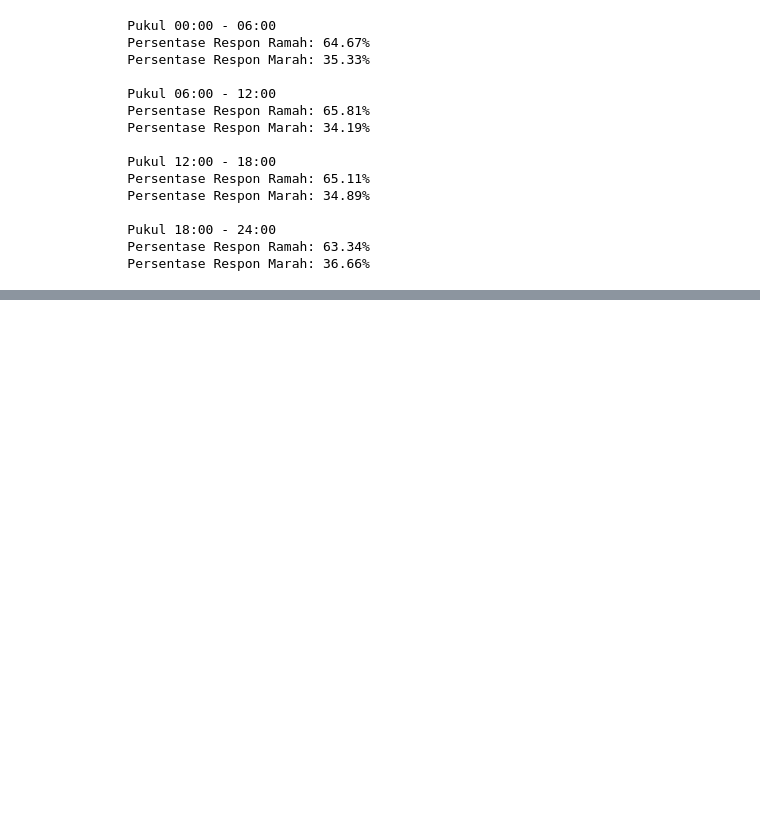
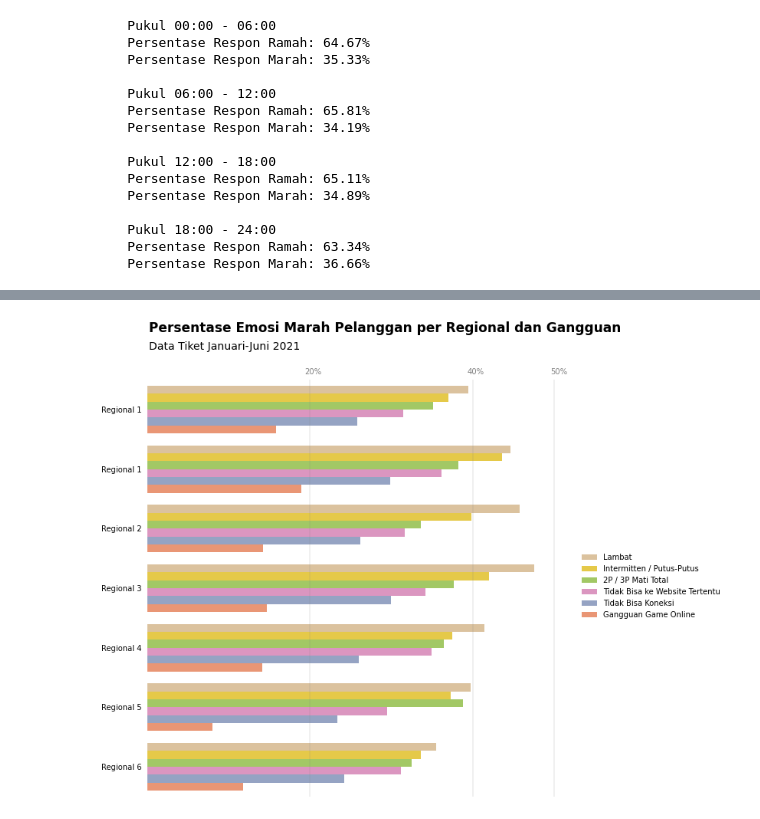
Before and after one commit to jafar-shodiq/complete-proj, a Jupyter notebook: 2021/07/internship-telkom-data-scientist/ticket/notebook02.ipynb, the cells around one changed output, grey strips where cells are left out. Cells and saved outputs as stored; diff of their text form; code cells hidden in the pictures; blank space fills up the shorter version.

```diff
--- a/2021/07/internship-telkom-data-scientist/ticket/notebook02.ipynb
+++ b/2021/07/internship-telkom-data-scientist/ticket/notebook02.ipynb
@@ -1552,0 +1885,32 @@ for i in generator:
+# %%
+fig, ax = plt.subplots(nrows=1, ncols=1, figsize=(10, 10))
+sns.barplot(ax=ax, data=df_conc.sort_values('marah_perc', ascending=False),
+            x='marah_perc', y='reg', hue='gangguan',
+            orient='h', palette='Set2_r')
+
+ax.xaxis.tick_top()
+ax.set_xlabel('')
+ax.set_ylabel('')
+ax.set_yticklabels(['Regional 1', 'Regional 1', 'Regional 2', 'Regional 3', 'Regional 4', 'Regional 5', 'Regional 6'])
+ax.set_xticks([])
+ax.text(x=19.3, y=-0.6, s='20%', alpha=0.5)
+ax.text(x=39.3, y=-0.6, s='40%', alpha=0.5)
+ax.text(x=49.5, y=-0.6, s='50%', alpha=0.5)
+
+ax.tick_params(axis='x', colors='grey')
+ax.tick_params(top=False, left=False)
+
+for loc in ['top', 'right', 'bottom', 'left']:
+    ax.spines[loc].set_visible(False)
+
+ax.legend(frameon=False, bbox_to_anchor=(1, 0.6))
+ax.axvline(x=20, color='grey', alpha=0.15)
+ax.axvline(x=40, color='grey', alpha=0.15)
+ax.axvline(x=50, color='grey', alpha=0.15)
+
+ax.text(x=0.2, y=-1.3, s='Persentase Emosi Marah Pelanggan per Regional dan Gangguan', weight='bold', size=17)
+ax.text(x=0.2, y=-1, s='Data Tiket Januari-Juni 2021', size=14)
+
+plt.show();
+# %% [output]
+[figure, added]
```
Also changed, not shown: parts of 49 cells of this notebook, 10 other files.
